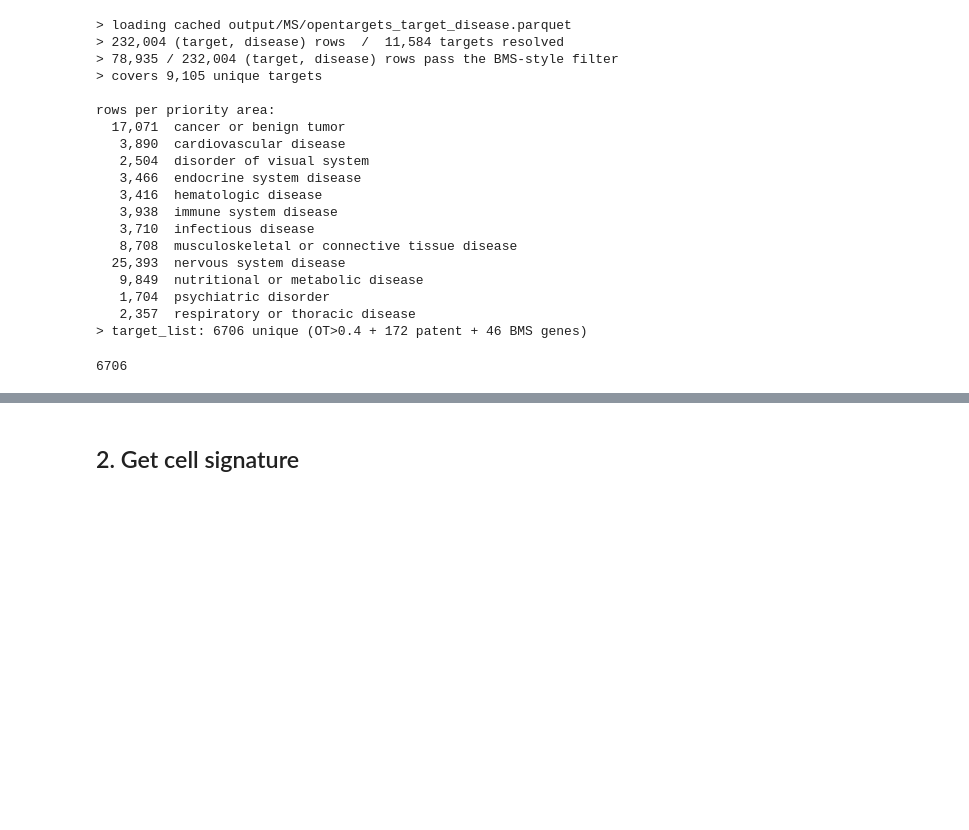
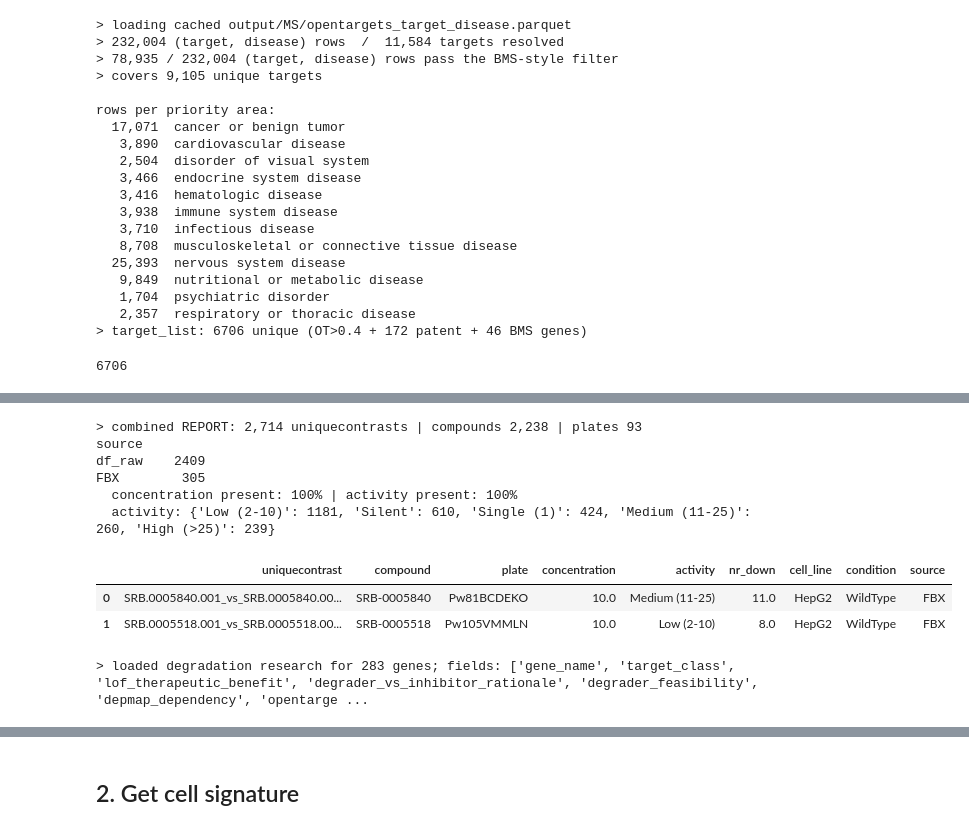
Before and after one commit to gtamo39/MS_ML, a Jupyter notebook: vignettes/MS_Interface.ipynb, the cells around one changed output, grey strips where cells are left out. Saved outputs shown, nothing was run; the diff lists cells and outputs as text; code cells hidden in the pictures; blank space fills up the shorter version.

```diff
--- a/vignettes/MS_Interface.ipynb
+++ b/vignettes/MS_Interface.ipynb
@@ -307,0 +393,66 @@ target2R2_df.head(2)
+# %%
+## 3. combine MS & FBX_REPORT  ->  source-derived per-experiment REPORT
+## MS is just the compound-level collapse of CLEAN + PX_20260520 + PX_20260529, so we
+## derive the df_raw-side REPORT straight from those source tables at the per-EXPERIMENT
+## grain -> real Concentration (uM) + per-plate activity / nr_down / cell_line / condition.
+## Join to df_raw's uniquecontrast via (MoleculeBatchID, MSPlate) [99.7% match]; MS is
+## only a fallback for activity on the rare unmatched experiments. Then union with
+## FBX_REPORT, FBX source of truth on shared uniquecontrasts.
+P = 'MSData - Proteomics activities: '
+def _load_src(path, prefixed):
+    pre = P if prefixed else ''
+    m = {('Batch Molecule-Batch ID' if prefixed else 'Molecule-Batch ID'): 'batch',
+         pre + 'MSPlate': 'plate',
+         (P + 'Concentration (uM)' if prefixed else 'Concentration'): 'concentration',
+         pre + 'Cmpd Activity': 'activity', pre + 'Nr. Down': 'nr_down',
+         pre + 'Cell line': 'cell_line', pre + 'Sample Condition': 'condition'}
+    cols = pd.read_csv(path, nrows=0).columns
+    m = {k: v for k, v in m.items() if k in cols}
+    return pd.read_csv(path, usecols=list(m)).rename(columns=m)
+
+SRC = pd.concat([_load_src(CLEAN_PROTEOMICS_PATH, True),
+                 _load_src(PX_20260520_CDDVAULT, True),
+                 _load_src(PX_20260529_CDDVAULT, False)], ignore_index=True)
+SRC = (SRC.dropna(subset=['batch', 'plate']).drop_duplicates(['batch', 'plate'])
+       .rename(columns={'batch': 'MoleculeBatchID', 'plate': 'MSPlate'}))
+
+_cols = ['uniquecontrast', 'compound', 'plate', 'concentration', 'activity',
+         'nr_down', 'cell_line', 'condition']
+
+# df_raw side: experiments joined to source metadata on (MoleculeBatchID, MSPlate)
+rep_dr = (df_raw[['uniquecontrast', 'MoleculeBatchID', 'MSPlate', 'compound']].drop_duplicates('uniquecontrast')
+          .merge(SRC, on=['MoleculeBatchID', 'MSPlate'], how='left')
+          .rename(columns={'MSPlate': 'plate'}))
+# MS fallback for the rare unmatched activities (compound-level, latest tranche)
+_msact = MS.sort_values('date').drop_duplicates('compound', keep='last').set_index('compound')['activity']
+rep_dr['activity'] = rep_dr['activity'].fillna(rep_dr['compound'].map(_msact))
+rep_dr = rep_dr.reindex(columns=_cols).assign(source='df_raw')
+
+# FBX side: srbnumber -> compound (strip batch)
+_rf = FBX_REPORT.copy()
+_p  = _rf['srbnumber'].astype(str).str.split('-', n=2, expand=True)
+_rf['compound'] = _p[0] + '-' + _p[1]
+rep_fbx = _rf.reindex(columns=_cols).drop_duplicates('uniquecontrast').assign(source='FBX')
+
+# FBX source of truth on shared uniquecontrasts
+_shared_uc = set(FBX_REPORT['uniquecontrast']) & set(df_raw['uniquecontrast'].astype(str))
+report = pd.concat([rep_fbx, rep_dr[~rep_dr['uniquecontrast'].astype(str).isin(_shared_uc)]],
+                   ignore_index=True)
+
+print(f'> combined REPORT: {len(report):,} uniquecontrasts | compounds {report["compound"].nunique():,} '
+      f'| plates {report["plate"].nunique():,}')
+print(report['source'].value_counts().to_string())
+print(f'  concentration present: {100 * report["concentration"].notna().mean():.0f}% '
+      f'| activity present: {100 * report["activity"].notna().mean():.0f}%')
+print('  activity:', report['activity'].value_counts(dropna=False).to_dict())
+report.head(2)
+# %% [output]
+> combined REPORT: 2,714 uniquecontrasts | compounds 2,238 | plates 93
+source
+df_raw    2409
+FBX        305
+  concentration present: 100% | activity present: 100%
+  activity: {'Low (2-10)': 1181, 'Silent': 610, 'Single (1)': 424, 'Medium (11-25)': 260, 'High (>25)': 239}
+|  | uniquecontrast | compound | plate | concentration | activity | nr_down | cell_line | condition | source |
+| 0 | SRB.0005840.001_vs_SRB.0005840.00... | SRB-0005840 | Pw81BCDEKO | 10.0 | Medium (11-25) | 11.0 | HepG2 | WildType | FBX |
+| 1 | SRB.0005518.001_vs_SRB.0005518.00... | SRB-0005518 | Pw105VMMLN | 10.0 | Low (2-10) | 8.0 | HepG2 | WildType | FBX |
@@ -307,0 +465,10 @@ target2R2_df.head(2)
+# %%
+## degradation research per target (one record/gene): therapeutic rationale,
+## degrader feasibility, DepMap dependency, indications, safety, sources, ...
+import json as _json
+with open('/mnt/c/Users/gtamo/Desktop/GT/disease_association/20260611_select_genes_degradation_research.json') as _f:
+    GENE_RESEARCH = _json.load(_f)
+print(f'> loaded degradation research for {len(GENE_RESEARCH)} genes; '
+      f'fields: {list(GENE_RESEARCH[0].keys())}')
+# %% [output]
+> loaded degradation research for 283 genes; fields: ['gene_name', 'target_class', 'lof_therapeutic_benefit', 'degrader_vs_inhibitor_rationale', 'degrader_feasibility', 'depmap_dependency', 'opentarge ...
```
Also changed, not shown: parts of 25 cells of this notebook, 3 other files.
